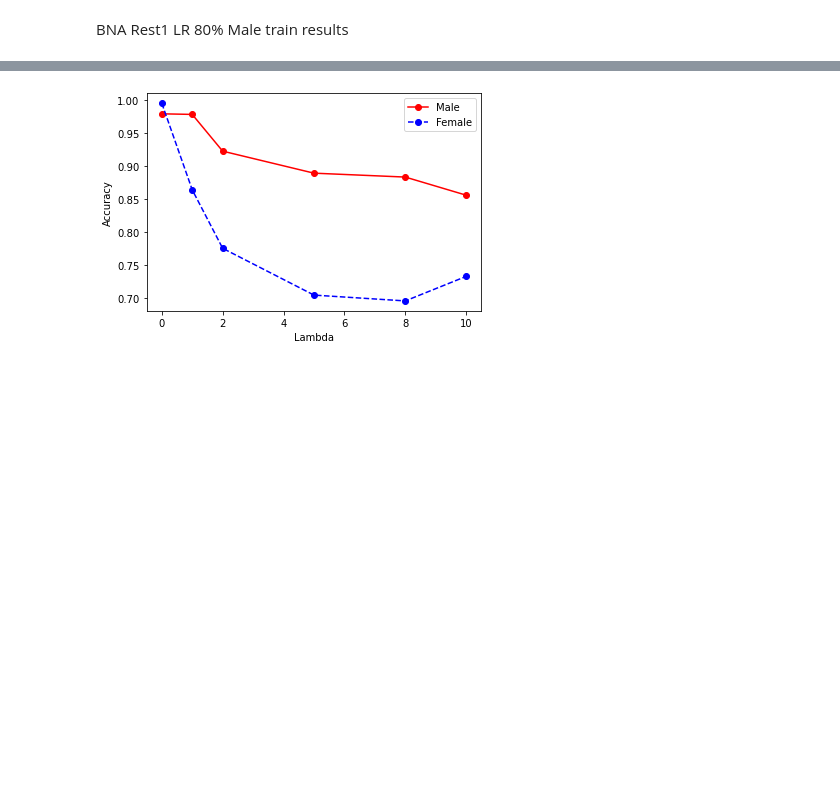
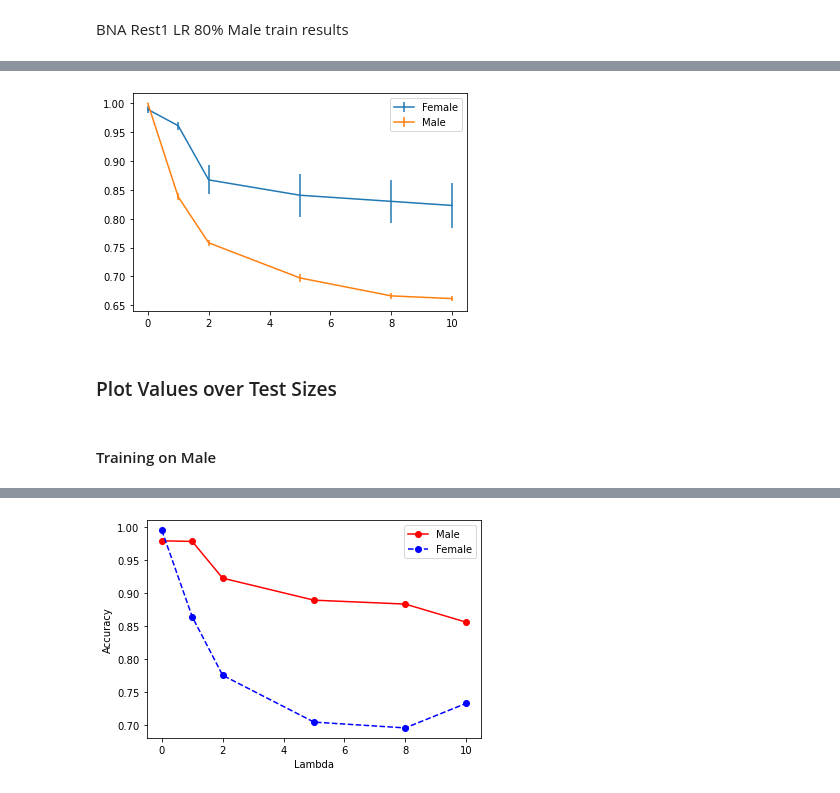
Before and after one commit to shuo-zhou/GSDA-Lateralization, a Jupyter notebook: Plot.ipynb, the cells around one changed output, grey strips where cells are left out. Saved outputs shown, nothing was run; the diff lists cells and outputs as text; code cells hidden in the pictures; blank space fills up the shorter version.

```diff
--- a/Plot.ipynb
+++ b/Plot.ipynb
@@ -107,0 +184,15 @@ hsics = [0.0005, 0.4775, 2.0041, 3.0448, 3.5540, 3.8639]
+# %%
+fig = plt.figure()
+
+plt.errorbar(lambdas, res['acc_within_mean'], yerr=res['acc_within_std'], label='Female')
+plt.errorbar(lambdas, res['acc_without_mean'], yerr=res['acc_without_std'], label='Male')
+plt.legend(loc=1)
+plt.savefig('core_acc_f.pdf', format='pdf', bbox_inches='tight')
+plt.savefig('core_acc_f.png', format='png', bbox_inches='tight')
+plt.show()
+# %% [output]
+[figure, added]
+# %% [markdown]
+### Plot Values over Test Sizes
+# %% [markdown]
+#### Training on Male
```
Also changed, not shown: parts of 19 cells of this notebook, 2 other files.
